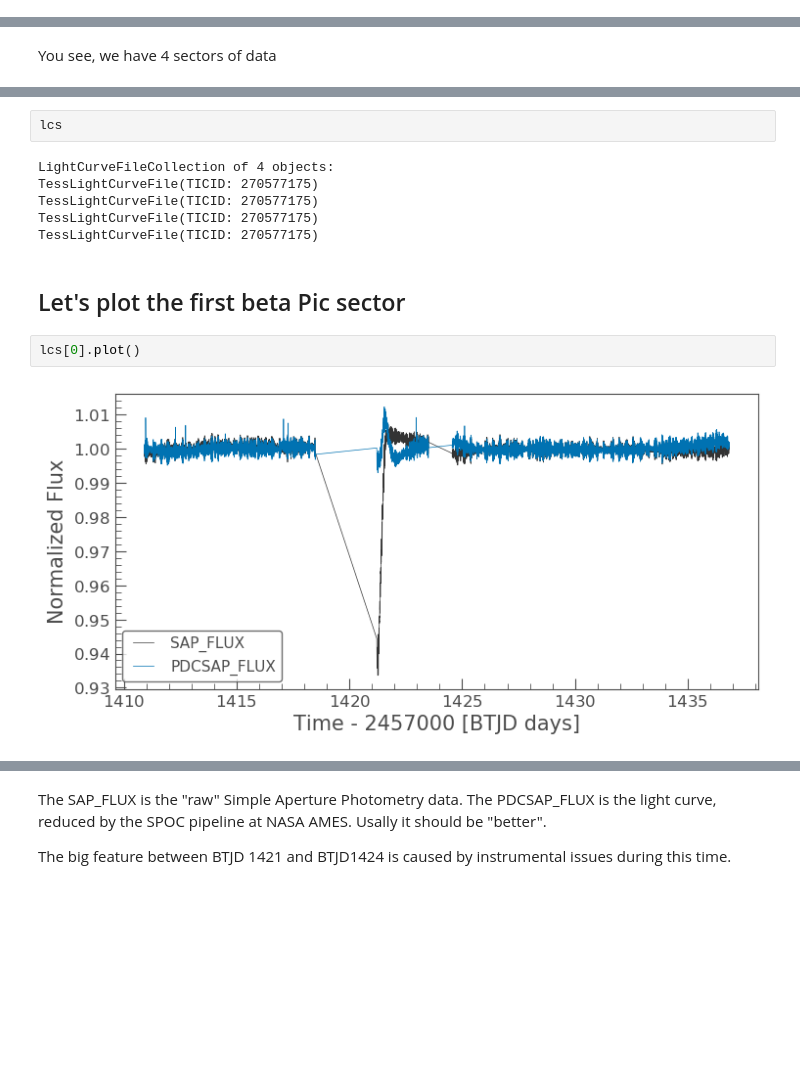
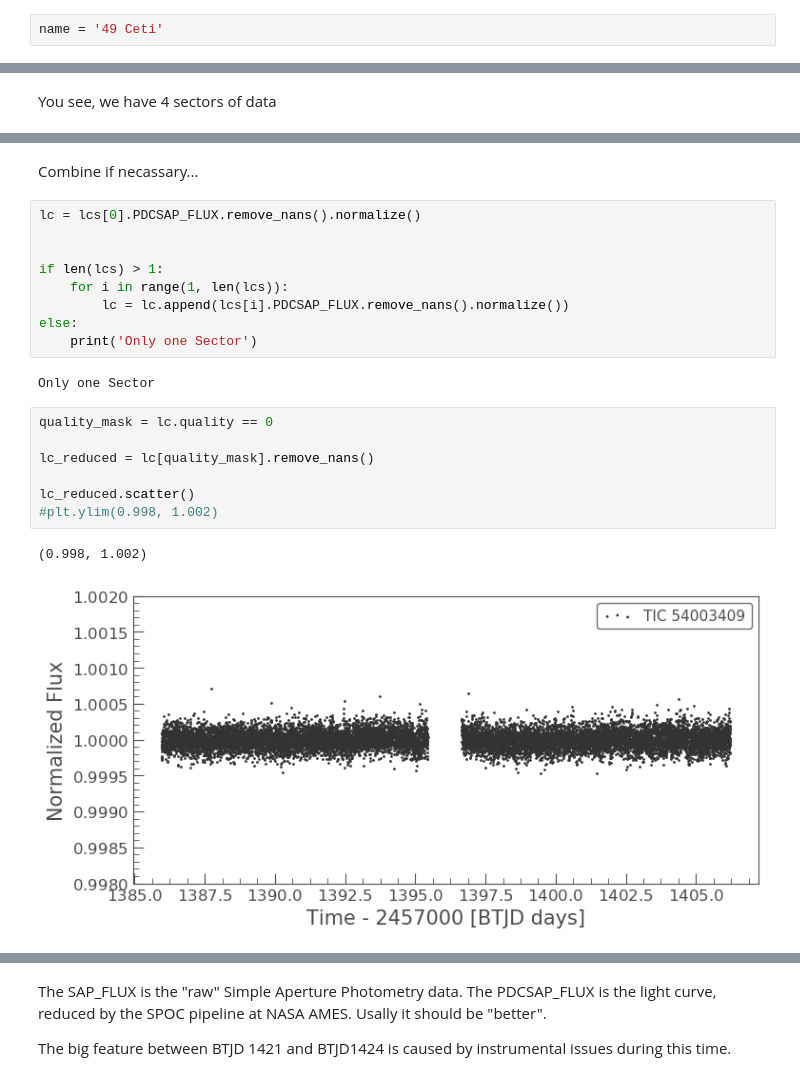
Before and after one commit to sebastian-zieba/exocomet_workshop, a Jupyter notebook: exocomet_workshop.ipynb, the cells around one changed output, grey strips where cells are left out. Saved outputs shown, nothing was run; the diff lists cells and outputs as text; blank space fills up the shorter version.

```diff
--- a/exocomet_workshop.ipynb
+++ b/exocomet_workshop.ipynb
@@ -13,2 +13,4 @@ name = 'beta Pic'
+# %%
+name = '49 Ceti'
 # %%
 search_results = lk.search_lightcurvefile(name)
@@ -30,14 +26,23 @@ lcs = search_results.download_all()
-# %%
-lcs
-# %% [output]
-LightCurveFileCollection of 4 objects:
-TessLightCurveFile(TICID: 270577175)
-TessLightCurveFile(TICID: 270577175)
-TessLightCurveFile(TICID: 270577175)
-TessLightCurveFile(TICID: 270577175)
-# %% [markdown]
-## Let's plot the first beta Pic sector
-# %%
-lcs[0].plot()
-# %% [output]
-[figure, removed]
+# %% [markdown]
+Combine if necassary...
+# %%
+lc = lcs[0].PDCSAP_FLUX.remove_nans().normalize()
+
+
+if len(lcs) > 1:
+    for i in range(1, len(lcs)):
+        lc = lc.append(lcs[i].PDCSAP_FLUX.remove_nans().normalize())
+else:
+    print('Only one Sector')
+# %% [output]
+Only one Sector
+# %%
+quality_mask = lc.quality == 0
+
+lc_reduced = lc[quality_mask].remove_nans()
+
+lc_reduced.scatter()
+#plt.ylim(0.998, 1.002)
+# %% [output]
+(0.998, 1.002)
+[figure, added]
```
Also changed, not shown: parts of 72 cells of this notebook, 33 other files.
